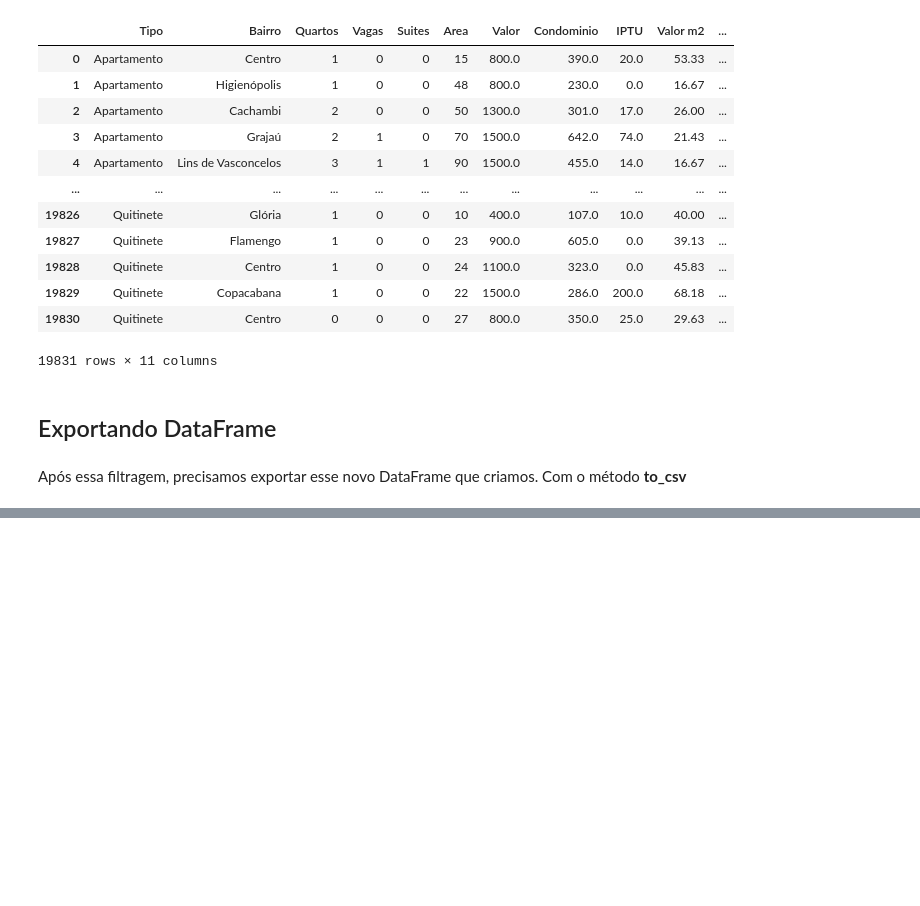
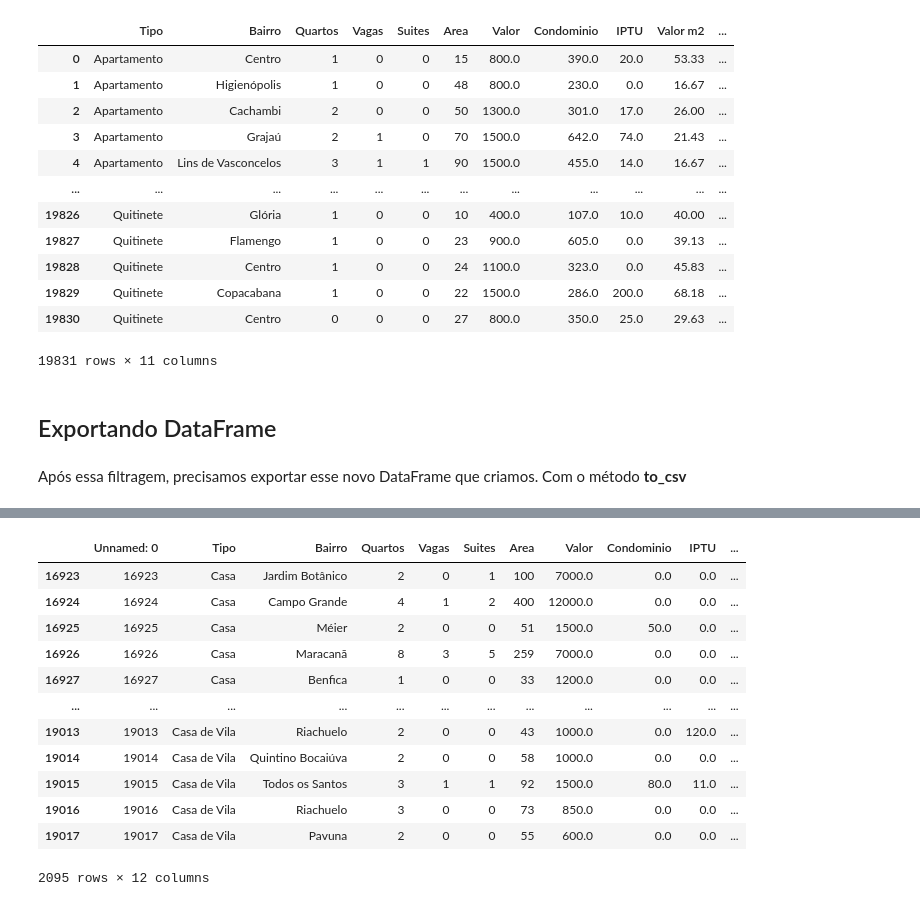
Before and after one commit to CorsiIsa/Analise-de-Dados-Conhecendo-Biblioteca-Pandas, a Jupyter notebook: imoveisResidenciais.ipynb, the cells around one changed output, grey strips where cells are left out. Saved outputs shown, nothing was run; the diff lists cells and outputs as text; code cells hidden in the pictures; blank space fills up the shorter version.

```diff
--- a/imoveisResidenciais.ipynb
+++ b/imoveisResidenciais.ipynb
@@ -62,0 +132,2 @@ dados_residencial.to_csv('data/aluguel_residencial.csv', sep=';', index= False)
+# %%
+selecao = (dados['Tipo'] == 'Casa') | (dados['Tipo'] == 'Casa de Condomínio') | (dados['Tipo'] == 'Casa de Vila')
@@ -62,0 +142,17 @@ dados_residencial.to_csv('data/aluguel_residencial.csv', sep=';', index= False)
+# %%
+casas = dados[selecao]
+casas
+# %% [output]
+|  | Unnamed: 0 | Tipo | Bairro | Quartos | Vagas | Suites | Area | Valor | Condominio | IPTU | ... |
+| 16923 | 16923 | Casa | Jardim Botânico | 2 | 0 | 1 | 100 | 7000.0 | 0.0 | 0.0 | ... |
+| 16924 | 16924 | Casa | Campo Grande | 4 | 1 | 2 | 400 | 12000.0 | 0.0 | 0.0 | ... |
+| 16925 | 16925 | Casa | Méier | 2 | 0 | 0 | 51 | 1500.0 | 50.0 | 0.0 | ... |
+| 16926 | 16926 | Casa | Maracanã | 8 | 3 | 5 | 259 | 7000.0 | 0.0 | 0.0 | ... |
+| 16927 | 16927 | Casa | Benfica | 1 | 0 | 0 | 33 | 1200.0 | 0.0 | 0.0 | ... |
+| ... | ... | ... | ... | ... | ... | ... | ... | ... | ... | ... | ... |
+| 19013 | 19013 | Casa de Vila | Riachuelo | 2 | 0 | 0 | 43 | 1000.0 | 0.0 | 120.0 | ... |
+| 19014 | 19014 | Casa de Vila | Quintino Bocaiúva | 2 | 0 | 0 | 58 | 1000.0 | 0.0 | 0.0 | ... |
+| 19015 | 19015 | Casa de Vila | Todos os Santos | 3 | 1 | 1 | 92 | 1500.0 | 80.0 | 11.0 | ... |
+| 19016 | 19016 | Casa de Vila | Riachuelo | 3 | 0 | 0 | 73 | 850.0 | 0.0 | 0.0 | ... |
+| 19017 | 19017 | Casa de Vila | Pavuna | 2 | 0 | 0 | 55 | 600.0 | 0.0 | 0.0 | ... |
+2095 rows × 12 columns
```
Also changed, not shown: parts of 23 cells of this notebook, 1 other file.
